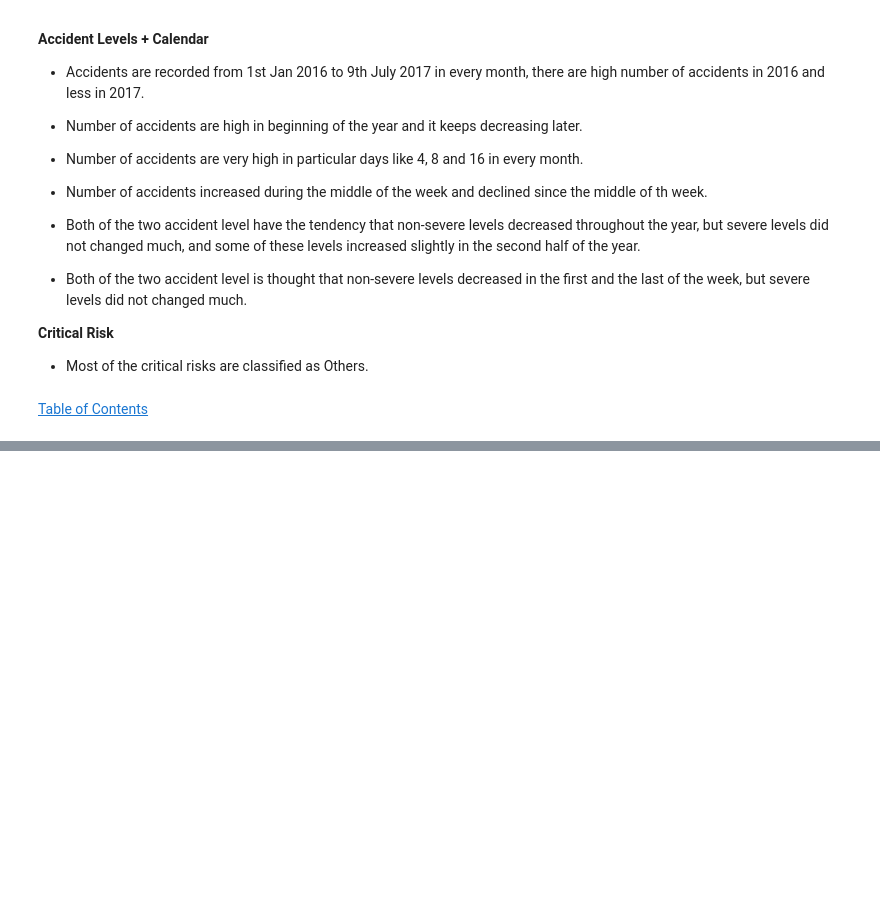
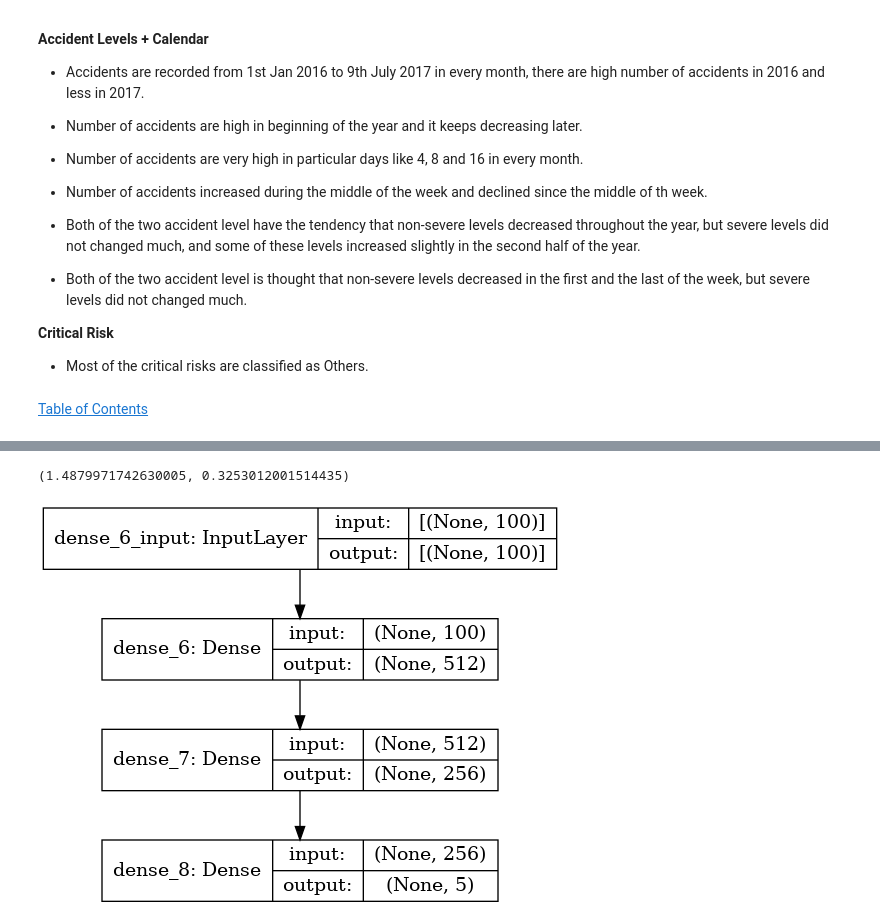
Before and after one commit to CAP-G12-NLP2/IndustrialSafety, a Jupyter notebook: Capstone_NLP_ChatBot_EDA.ipynb, the cells around one changed output, grey strips where cells are left out. Cells and saved outputs as stored; diff of their text form; code cells hidden in the pictures; blank space fills up the shorter version.

```diff
--- a/Capstone_NLP_ChatBot_EDA.ipynb
+++ b/Capstone_NLP_ChatBot_EDA.ipynb
@@ -1389,0 +1695,8 @@ changed much.
+# %%
+wordvec_arrays = np.zeros((len(tokenized_words), 100))
+
+for i in range(len(tokenized_words)):
+    wordvec_arrays[i,:] = word_vector(tokenized_words[i], 100)
+
+wordvec_df = pd.DataFrame(wordvec_arrays)
+wordvec_df.shape
@@ -1389,0 +1705,3 @@ changed much.
+# %%
+# Splitting the data on word2vec embeddings
+xtrain_w2v, xtest_w2v = train_test_split(wordvec_df, random_state=42, test_size=0.2)
@@ -1389,0 +1729,17 @@ changed much.
+# %%
+epochs = 10
+batch_size = 10
+loss = "categorical_crossentropy"
+optimizer = "adam"
+metrics = ["accuracy"]
+
+callbacks = EarlyStopping(monitor='val_loss', mode='min', verbose=0, patience=3)
+
+# Build neural network
+cbow_model = Sequential()
+cbow_model.add(Dense(512, activation='relu'))
+cbow_model.add(Dense(256, activation='relu'))
+cbow_model.add(Dense(5, activation='softmax'))
+cbow_model.compile(loss=loss, optimizer=optimizer, metrics= metrics)
+# %%
+cbow_model.fit(xtrain_w2v, y_train_new, validation_data=(xtest_w2v, y_test_new), epochs=epochs, batch_size=batch_size, callbacks=callbacks)
@@ -1389,0 +1756,11 @@ changed much.
+# %%
+# Validating the model on test set
+loss, accuracy = cbow_model.evaluate(xtest_w2v, y_test_new, verbose = 0)
+loss, accuracy
+# %% [output]
+(1.4879971742630005, 0.3253012001514435)
+# %%
+# ann_viz(cbow_model, view=True, filename="cbow_model")
+plot_model(cbow_model, to_file='cbow_model.png', show_shapes=True, show_layer_names=True)
+# %% [output]
+[figure, added]
```
Also changed, not shown: parts of 46 cells of this notebook.
